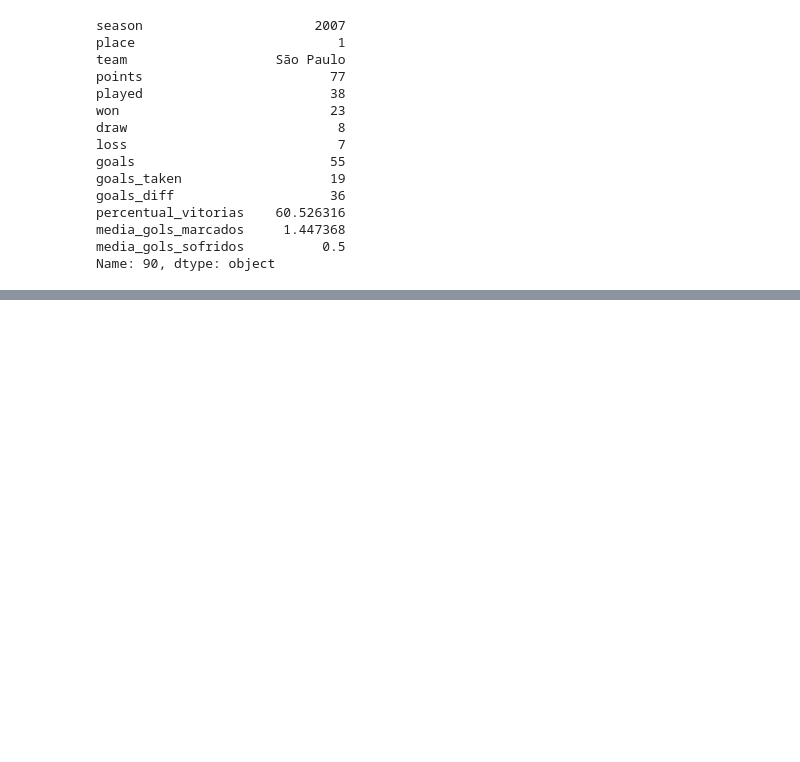
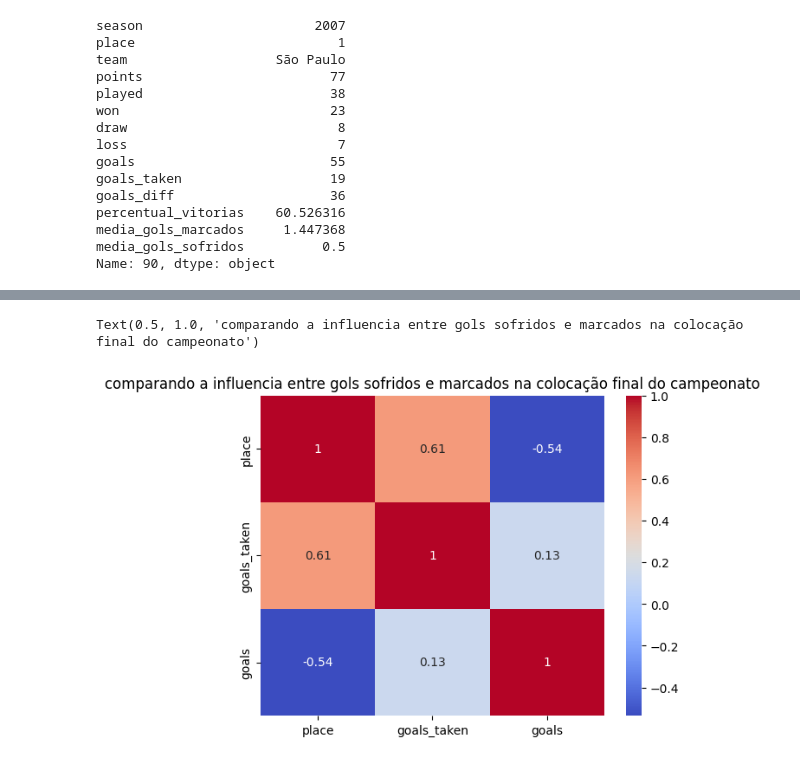
Before and after one commit to diegocosta1612/Brazilian-league-data-analysis, a Jupyter notebook: analise brasileirão.ipynb, the cells around one changed output, grey strips where cells are left out. Cells and saved outputs as stored; diff of their text form; code cells hidden in the pictures; blank space fills up the shorter version.

```diff
--- a/analise brasileirão.ipynb
+++ b/analise brasileirão.ipynb
@@ -179,0 +192,15 @@ Name: 90, dtype: object
+# %%
+cols=[
+    "place",
+    "goals_taken",
+    "goals"
+]
+
+sns.heatmap(df[cols].corr(), annot=True, cmap="coolwarm")
+plt.title("comparando a influencia entre gols sofridos e marcados na colocação final do campeonato")
+
+#analisando o mapa de calor percebi que a colocação sofre mais influeência dos gols sofridos do que dos gols marcados.
+#agora é possível perceber com clareza a importância da defesa e do goleiro no resultado final dos times.
+# %% [output]
+Text(0.5, 1.0, 'comparando a influencia entre gols sofridos e marcados na colocação final do campeonato')
+[figure, added]
```
Also changed, not shown: parts of 4 cells of this notebook.
